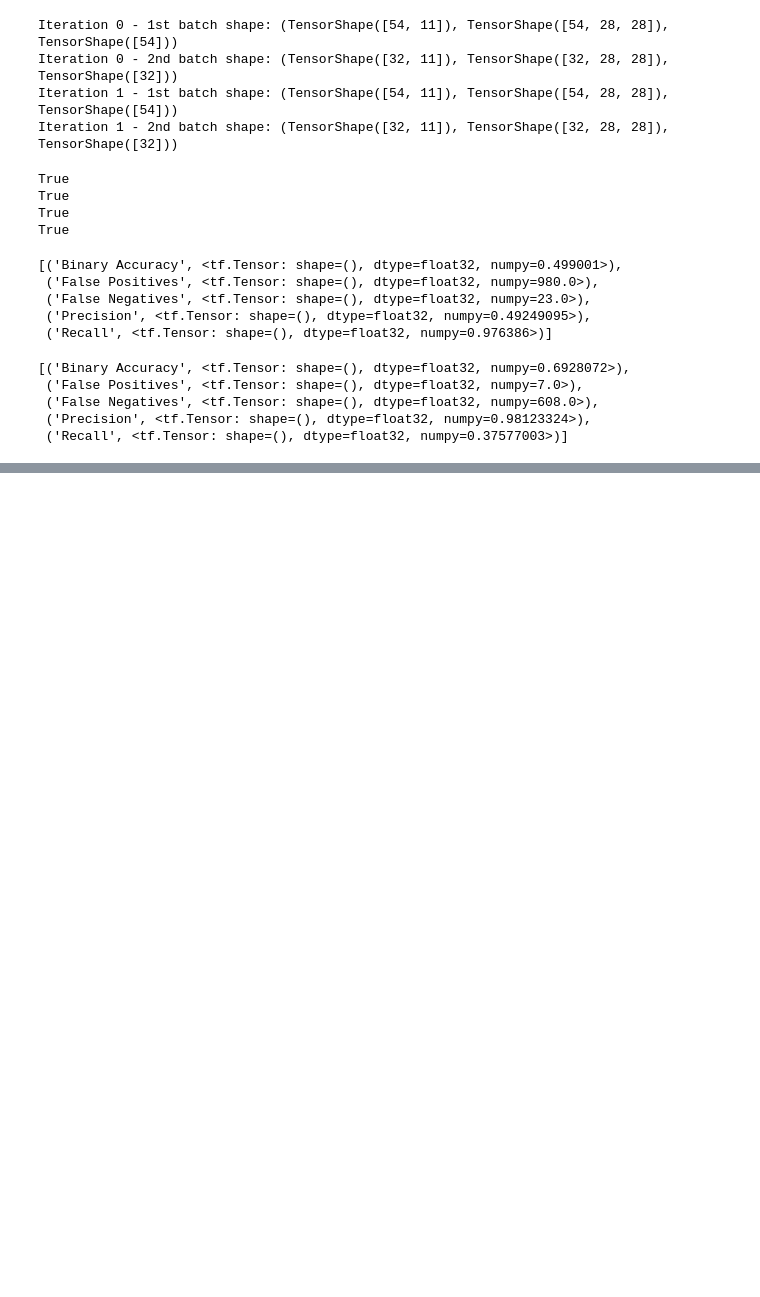
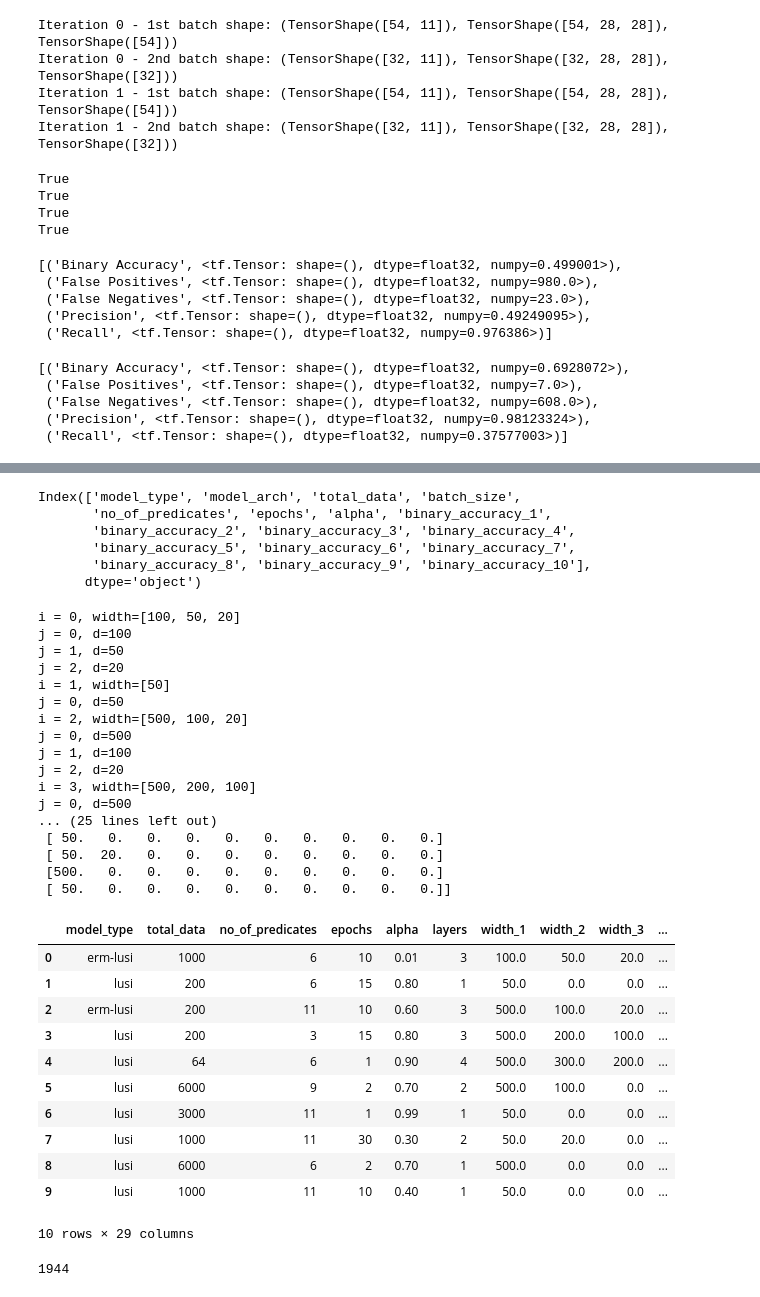
Before and after one commit to anloehr-1097/LUSI_bt, a Jupyter notebook: LearningUsingStatisticalInvariants_AL.ipynb, the cells around one changed output, grey strips where cells are left out. Cells and saved outputs as stored; diff of their text form; code cells hidden in the pictures; blank space fills up the shorter version.

```diff
--- a/LearningUsingStatisticalInvariants_AL.ipynb
+++ b/LearningUsingStatisticalInvariants_AL.ipynb
@@ -442,0 +493,3 @@ lusi_100_11.evaluate(data_complete.test_data, eval_metrics)
+# %%
+perf_df_1 = pd.read_csv("./res_df_22052022.csv", index_col=0)
+perf_df_1
@@ -442,0 +508,42 @@ lusi_100_11.evaluate(data_complete.test_data, eval_metrics)
+# %%
+perf_df_1.columns
+# %% [output]
+Index(['model_type', 'model_arch', 'total_data', 'batch_size',
+       'no_of_predicates', 'epochs', 'alpha', 'binary_accuracy_1',
+       'binary_accuracy_2', 'binary_accuracy_3', 'binary_accuracy_4',
+       'binary_accuracy_5', 'binary_accuracy_6', 'binary_accuracy_7',
+       'binary_accuracy_8', 'binary_accuracy_9', 'binary_accuracy_10'],
+      dtype='object')
+# %%
+perf_df_1 = lusi_periphery.parse_res_def(perf_df_1)
+perf_df_1
+# %% [output]
+i = 0, width=[100, 50, 20]
+j = 0, d=100
+j = 1, d=50
+j = 2, d=20
+i = 1, width=[50]
+j = 0, d=50
+i = 2, width=[500, 100, 20]
+j = 0, d=500
+j = 1, d=100
+j = 2, d=20
+i = 3, width=[500, 200, 100]
+j = 0, d=500
+... (25 lines left out)
+ [ 50.   0.   0.   0.   0.   0.   0.   0.   0.   0.]
+ [ 50.  20.   0.   0.   0.   0.   0.   0.   0.   0.]
+ [500.   0.   0.   0.   0.   0.   0.   0.   0.   0.]
+ [ 50.   0.   0.   0.   0.   0.   0.   0.   0.   0.]]
+|  | model_type | total_data | no_of_predicates | epochs | alpha | layers | width_1 | width_2 | width_3 | ... |
+| 0 | erm-lusi | 1000 | 6 | 10 | 0.01 | 3 | 100.0 | 50.0 | 20.0 | ... |
+| 1 | lusi | 200 | 6 | 15 | 0.80 | 1 | 50.0 | 0.0 | 0.0 | ... |
+| 2 | erm-lusi | 200 | 11 | 10 | 0.60 | 3 | 500.0 | 100.0 | 20.0 | ... |
+| 3 | lusi | 200 | 3 | 15 | 0.80 | 3 | 500.0 | 200.0 | 100.0 | ... |
+| 4 | lusi | 64 | 6 | 1 | 0.90 | 4 | 500.0 | 300.0 | 200.0 | ... |
+| 5 | lusi | 6000 | 9 | 2 | 0.70 | 2 | 500.0 | 100.0 | 0.0 | ... |
+| 6 | lusi | 3000 | 11 | 1 | 0.99 | 1 | 50.0 | 0.0 | 0.0 | ... |
+| 7 | lusi | 1000 | 11 | 30 | 0.30 | 2 | 50.0 | 20.0 | 0.0 | ... |
+| 8 | lusi | 6000 | 6 | 2 | 0.70 | 1 | 500.0 | 0.0 | 0.0 | ... |
+| 9 | lusi | 1000 | 11 | 10 | 0.40 | 1 | 50.0 | 0.0 | 0.0 | ... |
+10 rows × 29 columns
@@ -442,0 +557,7 @@ lusi_100_11.evaluate(data_complete.test_data, eval_metrics)
+# %%
+c = 1
+for k in lal.grid_dict.keys():
+    c *= len(lal.grid_dict[k])
+c
+# %% [output]
+1944
```
Also changed, not shown: parts of 17 cells of this notebook, 2 other files.
